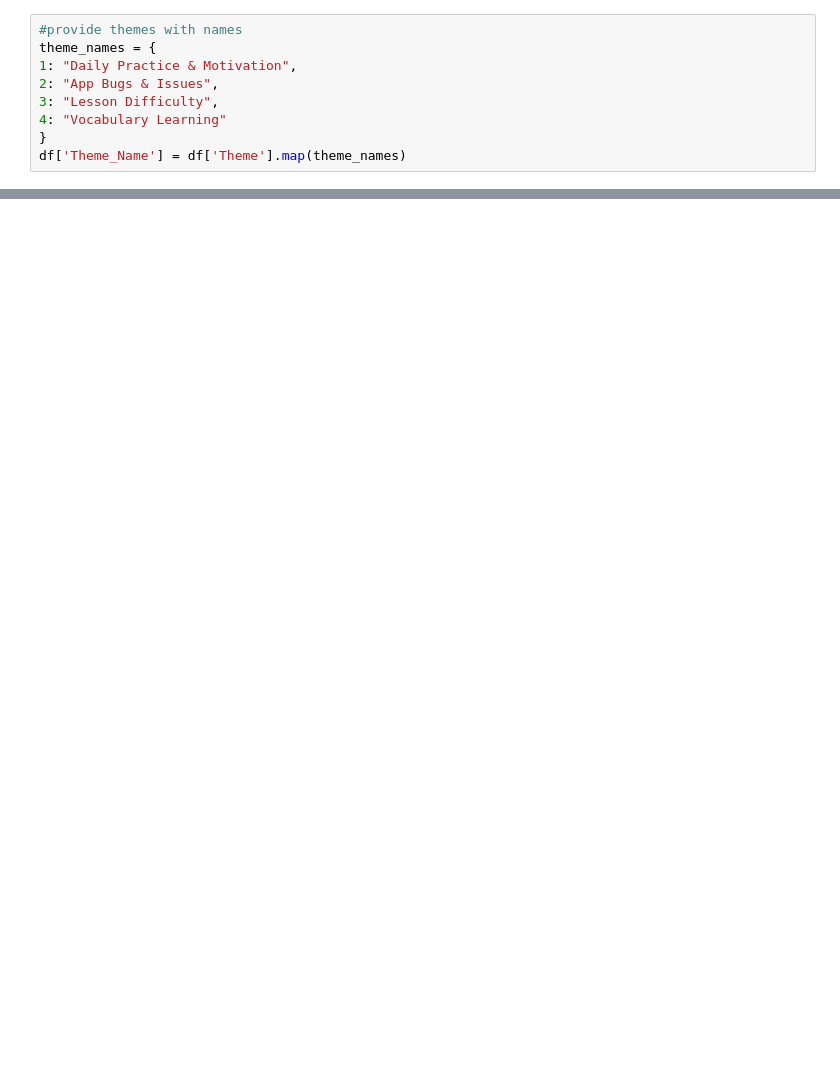
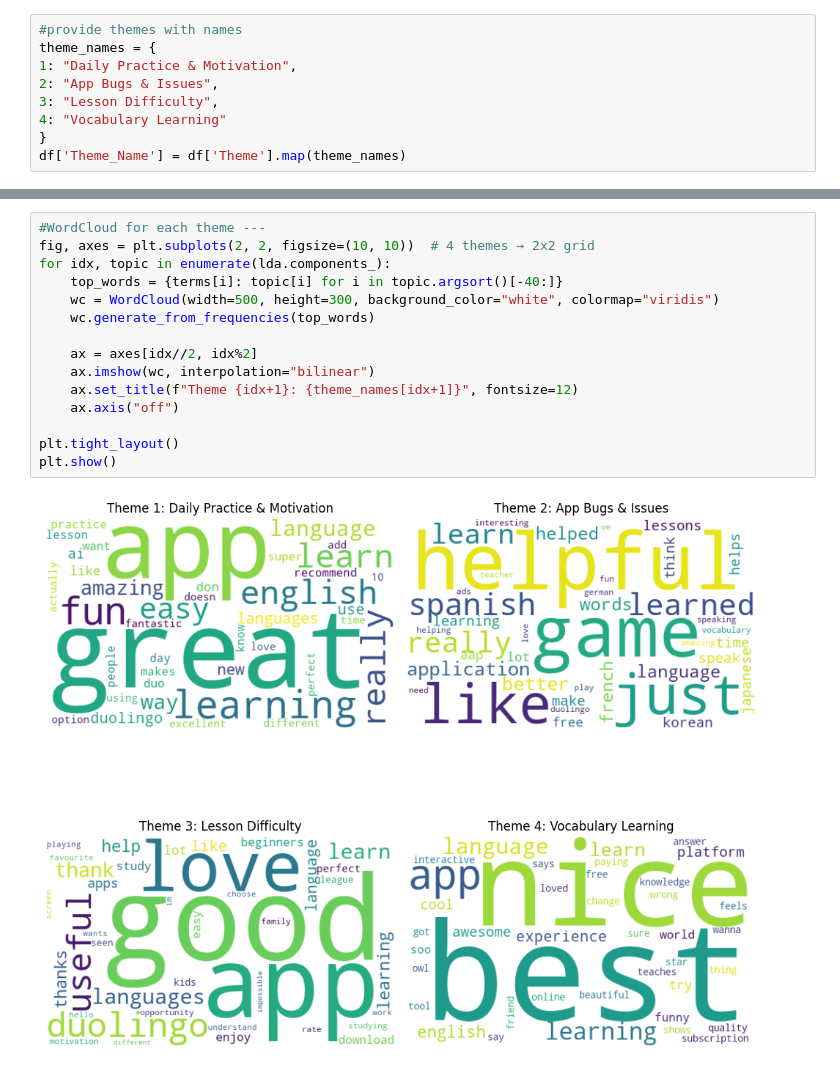
Before and after one commit to meronheron/NLP, a Jupyter notebook: thematic.ipynb, the cells around one changed output, grey strips where cells are left out. Drawn from its saved outputs; the diff is of its cells as text; blank space fills up the shorter version.

```diff
--- a/thematic.ipynb
+++ b/thematic.ipynb
@@ -54,0 +79,17 @@ df['Theme_Name'] = df['Theme'].map(theme_names)
+# %%
+#WordCloud for each theme ---
+fig, axes = plt.subplots(2, 2, figsize=(10, 10))  # 4 themes → 2x2 grid
+for idx, topic in enumerate(lda.components_):
+    top_words = {terms[i]: topic[i] for i in topic.argsort()[-40:]}
+    wc = WordCloud(width=500, height=300, background_color="white", colormap="viridis")
+    wc.generate_from_frequencies(top_words)
+
+    ax = axes[idx//2, idx%2]
+    ax.imshow(wc, interpolation="bilinear")
+    ax.set_title(f"Theme {idx+1}: {theme_names[idx+1]}", fontsize=12)
+    ax.axis("off")
+
+plt.tight_layout()
+plt.show()
+# %% [output]
+[figure, added]
```
Also changed, not shown: parts of 6 cells of this notebook.
